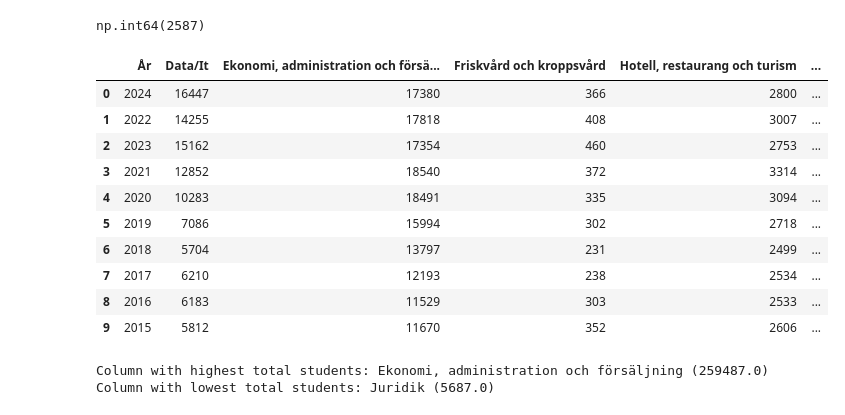
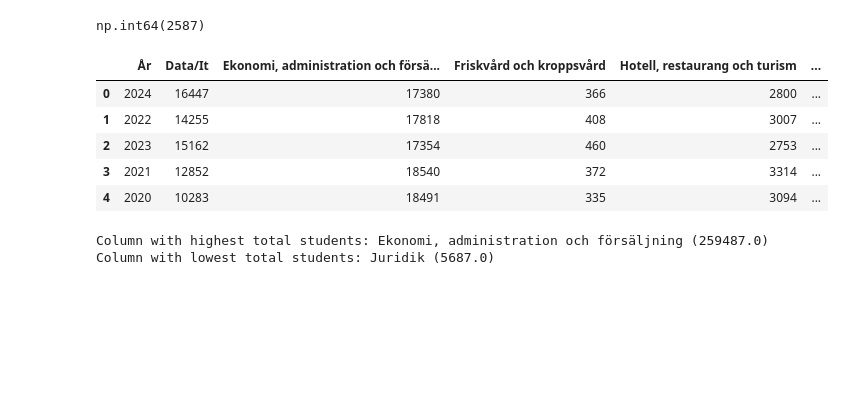
Before and after one commit to Ferothanes/Datavisualisering_Gruppprojekt_Grupp10, a Jupyter notebook: EDA/Freja_EDA.ipynb, the cells around one changed output. Drawn from its saved outputs; the diff is of its cells as text; code cells hidden in the pictures; blank space fills up the shorter version.

```diff
--- a/EDA/Freja_EDA.ipynb
+++ b/EDA/Freja_EDA.ipynb
@@ -66,26 +84,21 @@ np.int64(2587)
 # %%
 import duckdb
 
 # Run query
 result = duckdb.query("""
 SELECT *
 FROM df3
 ORDER BY Totalt DESC
 """).df()
 
-result.head(10)
+result.head(5)
 # %% [output]
 |  | År | Data/It | Ekonomi, administration och försä... | Friskvård och kroppsvård | Hotell, restaurang och turism | ... |
 | 0 | 2024 | 16447 | 17380 | 366 | 2800 | ... |
 | 1 | 2022 | 14255 | 17818 | 408 | 3007 | ... |
 | 2 | 2023 | 15162 | 17354 | 460 | 2753 | ... |
 | 3 | 2021 | 12852 | 18540 | 372 | 3314 | ... |
 | 4 | 2020 | 10283 | 18491 | 335 | 3094 | ... |
-| 5 | 2019 | 7086 | 15994 | 302 | 2718 | ... |
-| 6 | 2018 | 5704 | 13797 | 231 | 2499 | ... |
-| 7 | 2017 | 6210 | 12193 | 238 | 2534 | ... |
-| 8 | 2016 | 6183 | 11529 | 303 | 2533 | ... |
-| 9 | 2015 | 5812 | 11670 | 352 | 2606 | ... |
 # %%
 # Excluderar år, övrigt & total columner
 numeric_cols = df3.drop(columns=['År', 'Totalt', 'Övrigt'])
```
Also changed, not shown: parts of 4 cells of this notebook, 4 other files.
